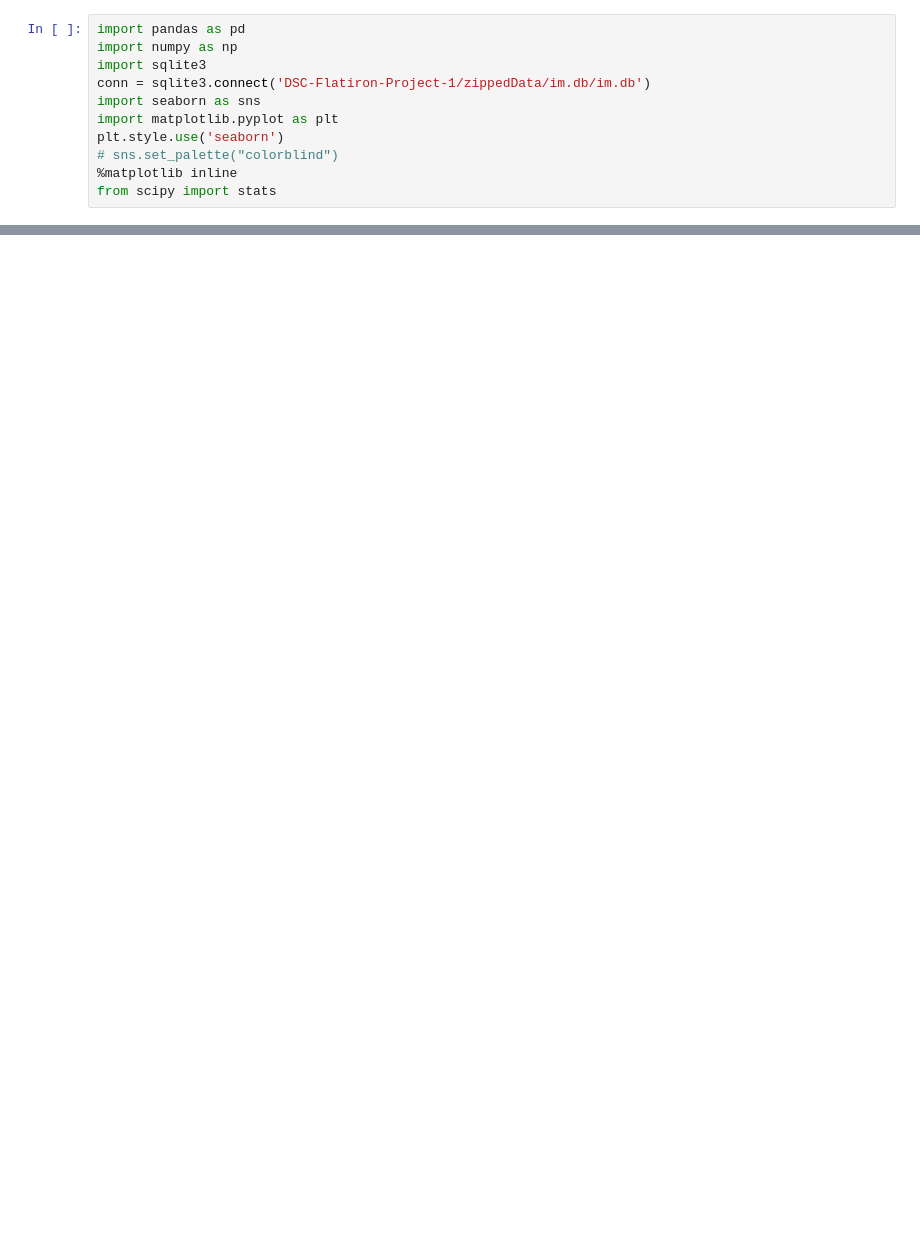
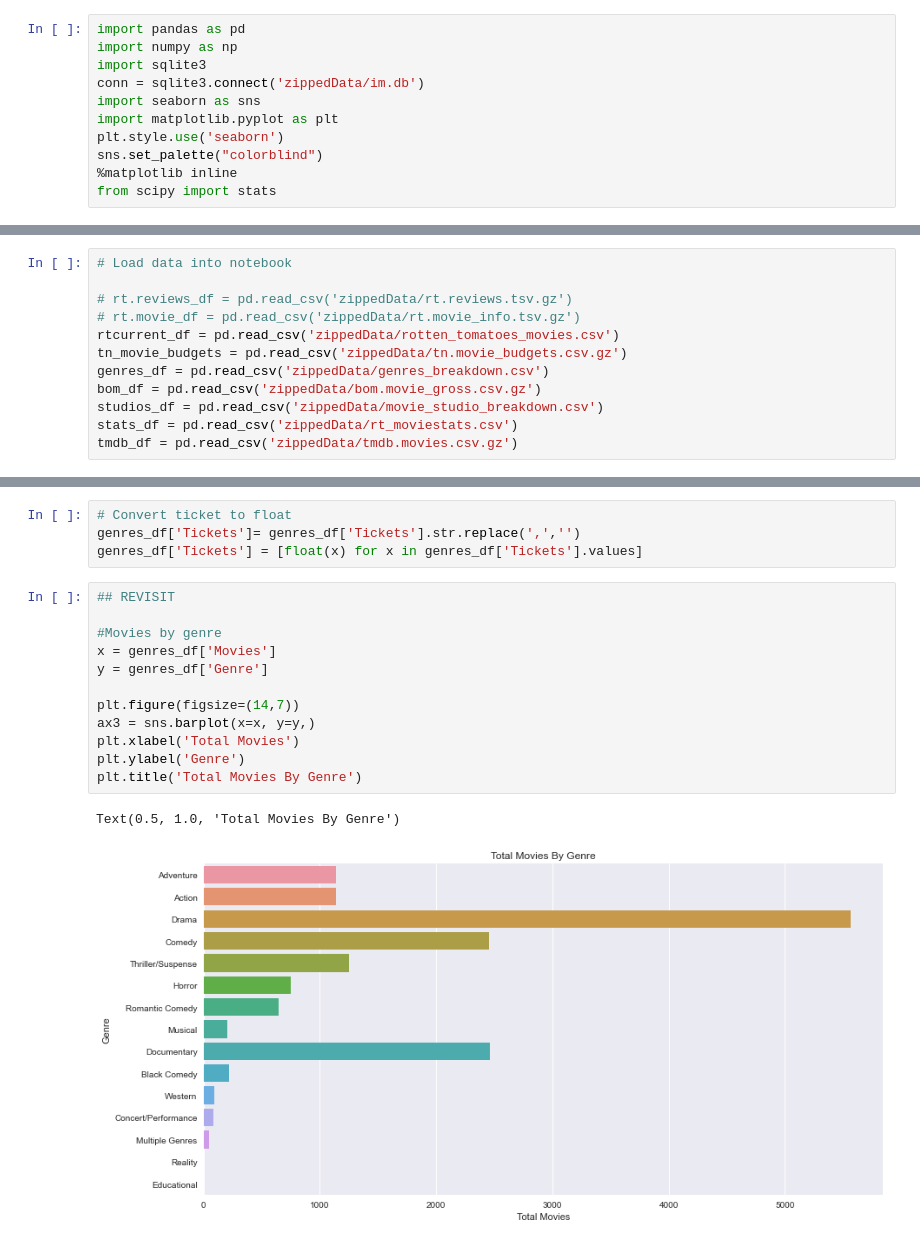
Before and after one commit to LindstromKyle/DSC-Flatiron-Project-1, a Jupyter notebook: Draft of Final notebook.ipynb, the cells around one changed output, grey strips where cells are left out. Drawn from its saved outputs; the diff is of its cells as text; blank space fills up the shorter version.

Commit message:
Consolidated all usable notebooks into one ready to add commentary and organize

```diff
--- a/Draft of Final notebook.ipynb
+++ b/Draft of Final notebook.ipynb
@@ -2,10 +2,10 @@
 import pandas as pd
 import numpy as np
 import sqlite3
-conn = sqlite3.connect('DSC-Flatiron-Project-1/zippedData/im.db/im.db')
+conn = sqlite3.connect('zippedData/im.db')
 import seaborn as sns
 import matplotlib.pyplot as plt
 plt.style.use('seaborn')
-# sns.set_palette("colorblind")
+sns.set_palette("colorblind")
 %matplotlib inline
 from scipy import stats
@@ -13,0 +12,12 @@ OperationalError: unable to open database file
+# %%
+# Load data into notebook
+
+# rt.reviews_df = pd.read_csv('zippedData/rt.reviews.tsv.gz')
+# rt.movie_df = pd.read_csv('zippedData/rt.movie_info.tsv.gz')
+rtcurrent_df = pd.read_csv('zippedData/rotten_tomatoes_movies.csv')
+tn_movie_budgets = pd.read_csv('zippedData/tn.movie_budgets.csv.gz')
+genres_df = pd.read_csv('zippedData/genres_breakdown.csv')
+bom_df = pd.read_csv('zippedData/bom.movie_gross.csv.gz')
+studios_df = pd.read_csv('zippedData/movie_studio_breakdown.csv')
+stats_df = pd.read_csv('zippedData/rt_moviestats.csv')
+tmdb_df = pd.read_csv('zippedData/tmdb.movies.csv.gz')
@@ -13,0 +28,19 @@ OperationalError: unable to open database file
+# %%
+# Convert ticket to float
+genres_df['Tickets']= genres_df['Tickets'].str.replace(',','')
+genres_df['Tickets'] = [float(x) for x in genres_df['Tickets'].values]
+# %%
+## REVISIT
+
+#Movies by genre
+x = genres_df['Movies']
+y = genres_df['Genre']
+
+plt.figure(figsize=(14,7))
+ax3 = sns.barplot(x=x, y=y,)
+plt.xlabel('Total Movies')
+plt.ylabel('Genre')
+plt.title('Total Movies By Genre')
+# %% [output]
+Text(0.5, 1.0, 'Total Movies By Genre')
+[figure, added]
```
Also changed, not shown: parts of 79 cells of this notebook, 4 other files.
